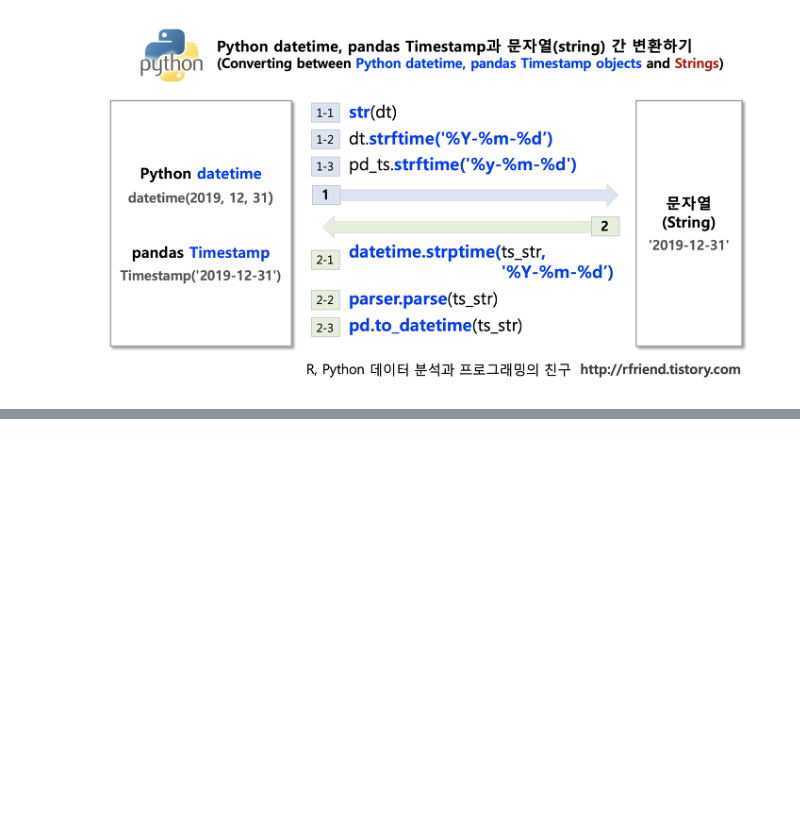
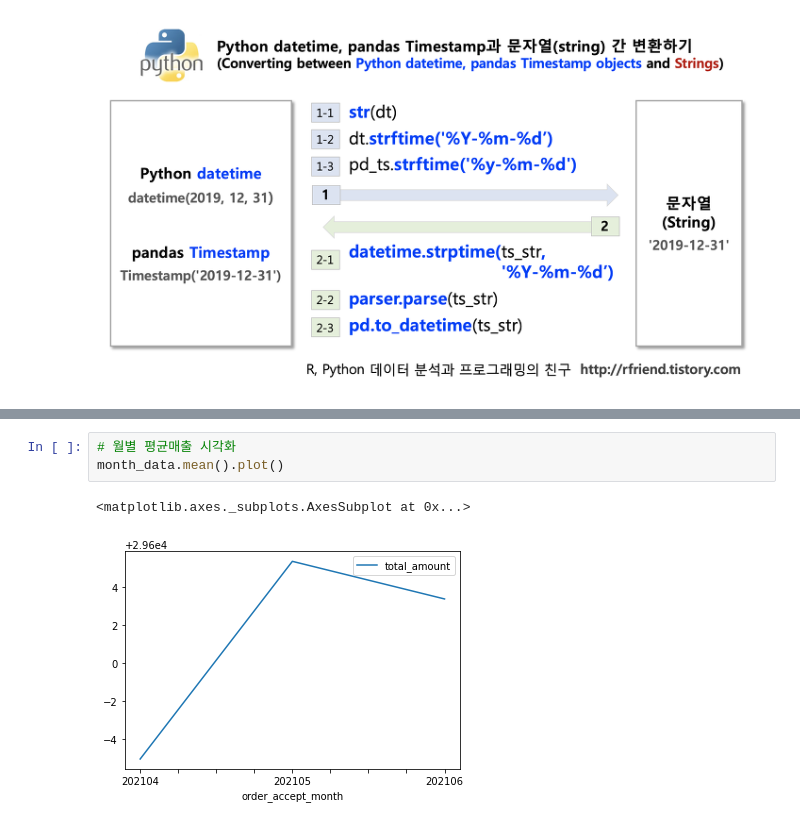
Before and after one commit to kiyong21c/PythonML, a Jupyter notebook: 20221110_Union.ipynb, the cells around one changed output, grey strips where cells are left out. Drawn from its saved outputs; the diff is of its cells as text; blank space fills up the shorter version.

```diff
--- a/20221110_Union.ipynb
+++ b/20221110_Union.ipynb
@@ -480,0 +641,6 @@ Name: order_accept_date, Length: 574435, dtype: object
+# %%
+# 월별 평균매출 시각화
+month_data.mean().plot()
+# %% [output]
+<matplotlib.axes._subplots.AxesSubplot at 0x...>
+[figure, added]
```
Also changed, not shown: parts of 14 cells of this notebook.
